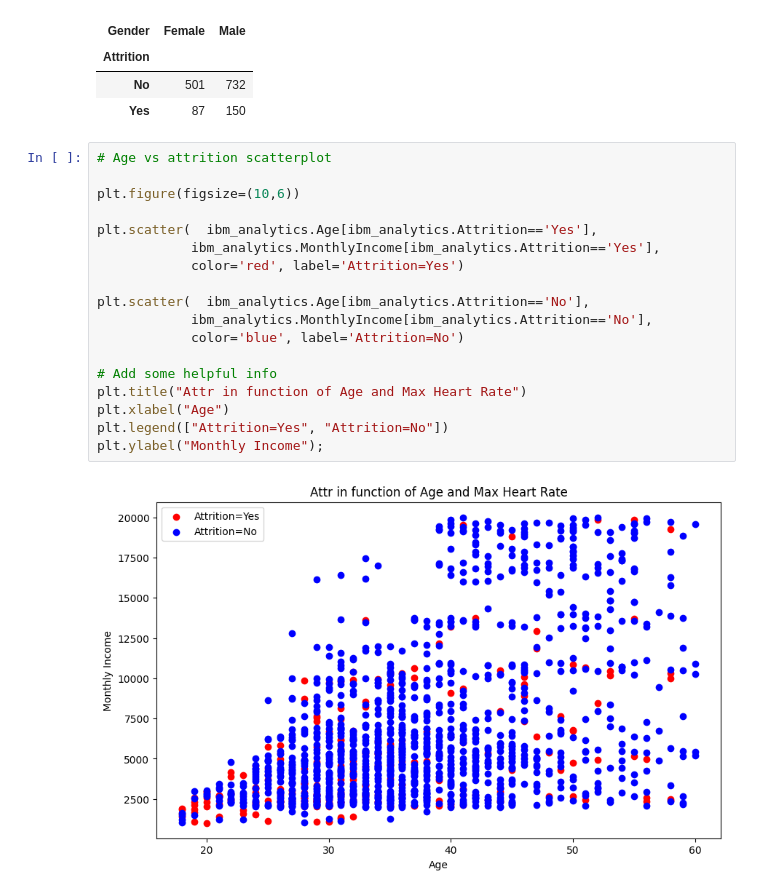
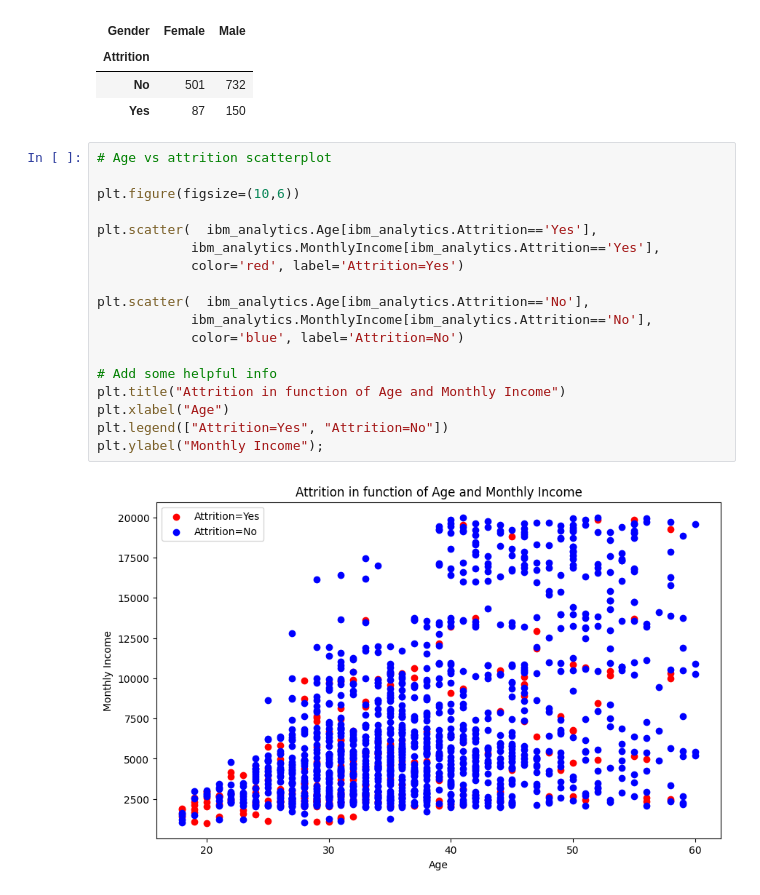
Before and after one commit to nirajacharya13/machine-learning, a Jupyter notebook: decision_trees/practice-problems/ibm-hr-analytics.ipynb, the cells around one changed output. Cells and saved outputs as stored; diff of their text form.

```diff
--- a/decision_trees/practice-problems/ibm-hr-analytics.ipynb
+++ b/decision_trees/practice-problems/ibm-hr-analytics.ipynb
@@ -119,20 +120,20 @@ pd.crosstab( ibm_analytics.Attrition,ibm_analytics.Gender)
 # %%
 # Age vs attrition scatterplot
 
 plt.figure(figsize=(10,6))
 
 plt.scatter(  ibm_analytics.Age[ibm_analytics.Attrition=='Yes'],
             ibm_analytics.MonthlyIncome[ibm_analytics.Attrition=='Yes'],
             color='red', label='Attrition=Yes')
 
 plt.scatter(  ibm_analytics.Age[ibm_analytics.Attrition=='No'],
             ibm_analytics.MonthlyIncome[ibm_analytics.Attrition=='No'],
             color='blue', label='Attrition=No')
 
 # Add some helpful info
-plt.title("Attr in function of Age and Max Heart Rate")
+plt.title("Attrition in function of Age and Monthly Income")
 plt.xlabel("Age")
 plt.legend(["Attrition=Yes", "Attrition=No"])
 plt.ylabel("Monthly Income");
 # %% [output]
-[figure, old version]
+[figure, new version]
```
Also changed, not shown: parts of 9 cells of this notebook.
